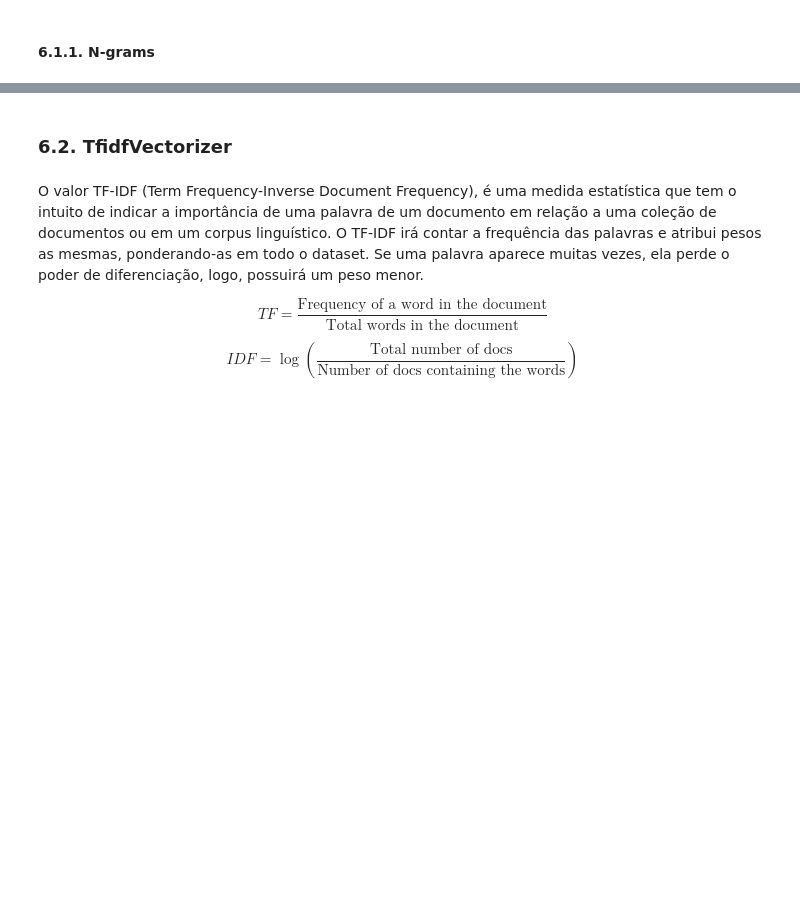
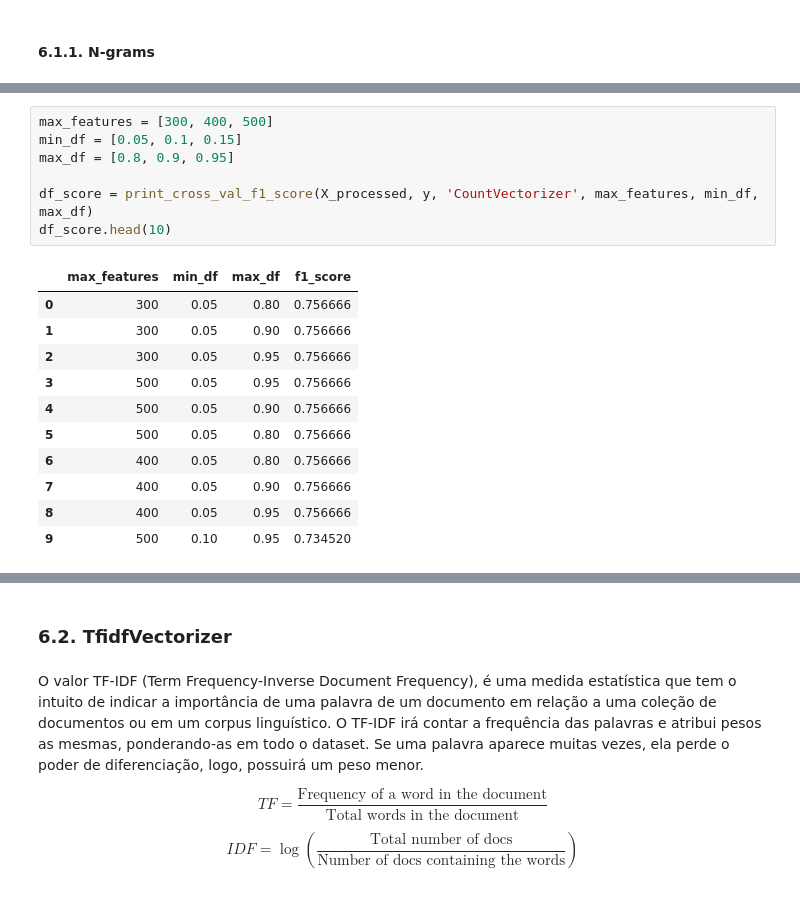
Before and after one commit to IgorFormiga/NLP_analise_de_sentimento, a Jupyter notebook: analise_sentimento.ipynb, the cells around one changed output, grey strips where cells are left out. Saved outputs shown, nothing was run; the diff lists cells and outputs as text; blank space fills up the shorter version.

```diff
--- a/analise_sentimento.ipynb
+++ b/analise_sentimento.ipynb
@@ -516,0 +499,19 @@ Para todos os testes de n-grams utilizando o CountVectorizer obtivemos erros de
+# %%
+max_features = [300, 400, 500]
+min_df = [0.05, 0.1, 0.15]
+max_df = [0.8, 0.9, 0.95]
+
+df_score = print_cross_val_f1_score(X_processed, y, 'CountVectorizer', max_features, min_df, max_df)
+df_score.head(10)
+# %% [output]
+|  | max_features | min_df | max_df | f1_score |
+| 0 | 300 | 0.05 | 0.80 | 0.756666 |
+| 1 | 300 | 0.05 | 0.90 | 0.756666 |
+| 2 | 300 | 0.05 | 0.95 | 0.756666 |
+| 3 | 500 | 0.05 | 0.95 | 0.756666 |
+| 4 | 500 | 0.05 | 0.90 | 0.756666 |
+| 5 | 500 | 0.05 | 0.80 | 0.756666 |
+| 6 | 400 | 0.05 | 0.80 | 0.756666 |
+| 7 | 400 | 0.05 | 0.90 | 0.756666 |
+| 8 | 400 | 0.05 | 0.95 | 0.756666 |
+| 9 | 500 | 0.10 | 0.95 | 0.734520 |
```
Also changed, not shown: parts of 50 cells of this notebook.
